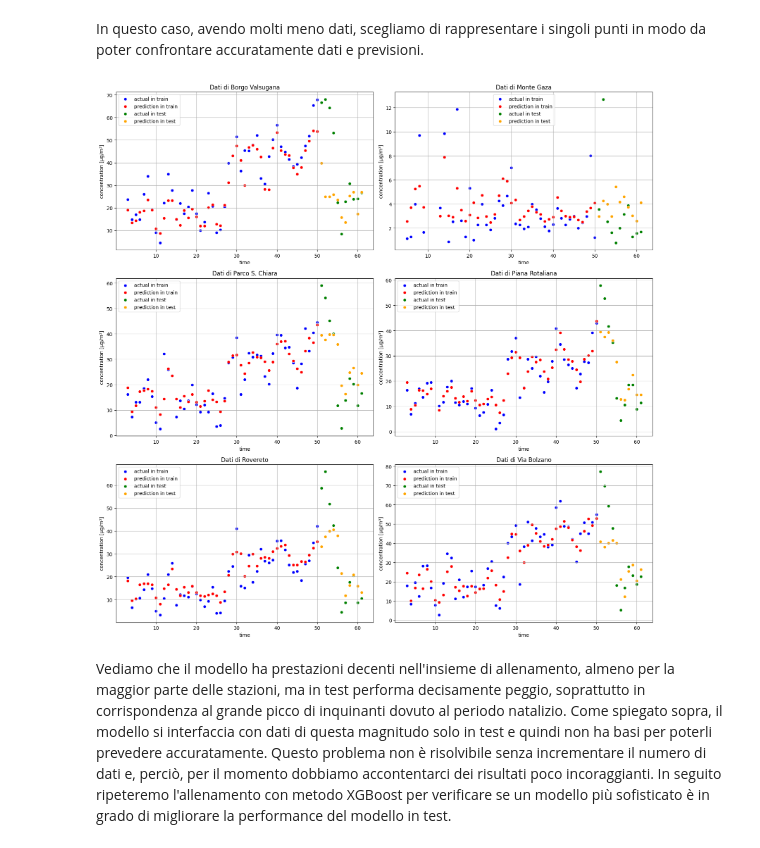
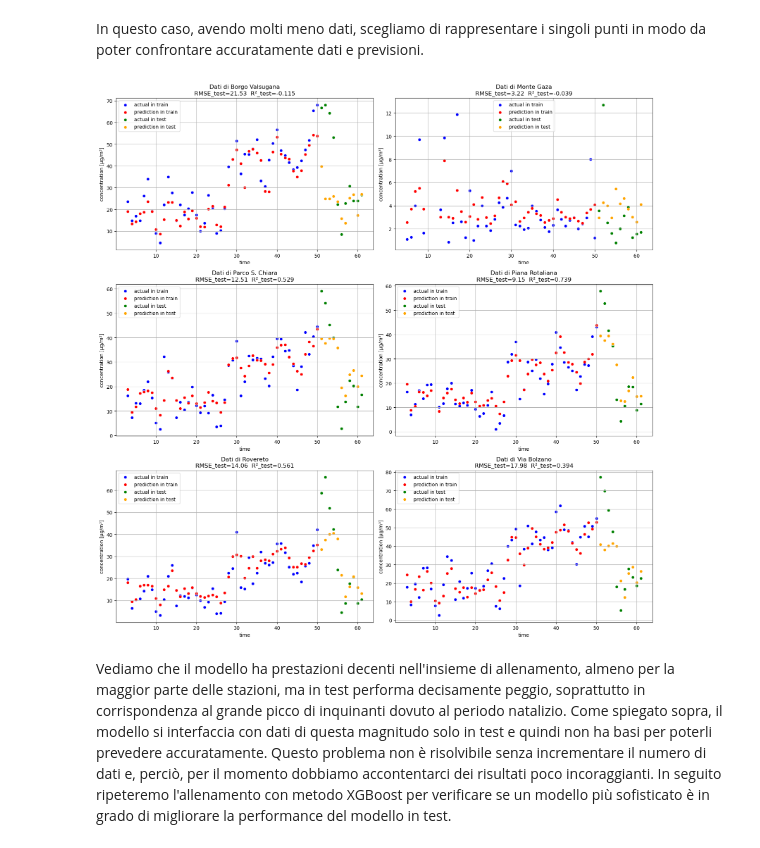
Before and after one commit to CarloDegasperi/DataScience, a Jupyter notebook: notebooks/regression/08_regression_random_forest.ipynb, the cells around one changed output. Drawn from its saved outputs; the diff is of its cells as text; code cells hidden in the pictures.

```diff
--- a/notebooks/regression/08_regression_random_forest.ipynb
+++ b/notebooks/regression/08_regression_random_forest.ipynb
@@ -268,7 +257,3 @@ Vediamo che il modello è buono, con parametri comparabili a quell ottenuti prec
 ### Grafici previsioni
 # %% [markdown]
 Mostriamo graficamente il confronto tra i dati effettivi e le previsioni del nostro modello, stazione per stazione.
-# %%
-# aggiungiamo il tempo
-full_PM25_h_tr = fs.add_time(full_PM25_h_tr)
-full_PM25_h_te = fs.add_time(full_PM25_h_te)
@@ -384,6 +369,4 @@ In questo caso il modello appare particolarmente buono, anche quando comparato c
 # %% [markdown]
 Mostriamo graficamente il confronto tra i dati effettivi e le previsioni del nostro modello, stazione per stazione.
 # %%
-# aggiungiamo il tempo
-full_O3_h_tr = fs.add_time(full_O3_h_tr)
-full_O3_h_te = fs.add_time(full_O3_h_te)
+fs.plot_predictions(best_rfr_O3_h, O3_h_X_train, O3_h_y_train, O3_h_X_test, O3_h_y_test)
@@ -402,4 +383,5 @@ Ripetiamo ora quanto fatto nella prima parte di questo notebook ma con prevision
 # %%
 # importiamo il dataframe creato precedentemente appositamente per questo studio
 day_PM10_df = pd.read_csv('../../data/processed/dataset_day_PM10_processed.csv')
-day_PM10_df.dropna(inplace=True)
+
+day_PM10_df.head()
@@ -431,7 +411,7 @@ Dividiamo i dati in un insieme di training (80%) e uno di test (20%).
 feature_cols = day_PM10_df.columns.difference(['target'])
 
 # creiamo train e test
-PM10_d_X_train, PM10_d_X_test, PM10_d_y_train, PM10_d_y_test = fs.get_train_test(day_PM10_df, 0.8, feature_cols)
+PM10_d_X_train, _, PM10_d_X_test, PM10_d_y_train, _, PM10_d_y_test = fs.get_train_valid_test(day_PM10_df, 0.8, 0.0, feature_cols)
 # %% [markdown]
 ### Allenamento modello
 # %%
@@ -501,7 +469,7 @@ full_PM10_d_te['time'] = full_PM10_d_te['day']
 # %%
-fs.plot_prediction_points(full_PM10_d_tr, full_PM10_d_te)
+fs.plot_prediction_points(best_rfr_PM10_d, PM10_d_X_train, PM10_d_y_train, PM10_d_X_test, PM10_d_y_test)
 # %% [output]
-[figure, old version]
+[figure, new version]
 # %% [markdown]
 Vediamo che il modello ha prestazioni decenti nell'insieme di allenamento, almeno per la maggior parte delle stazioni, ma in test performa decisamente peggio, soprattutto in corrispondenza al grande picco di inquinanti dovuto al periodo natalizio. Come spiegato sopra, il modello si interfaccia con dati di questa magnitudo solo in test e quindi non ha basi per poterli prevedere accuratamente. Questo problema non è risolvibile senza incrementare il numero di dati e, perciò, per il momento dobbiamo accontentarci dei risultati poco incoraggianti. In seguito ripeteremo l'allenamento con metodo XGBoost per verificare se un modello più sofisticato è in grado di migliorare la performance del modello in test.
 # %% [markdown]
```
Also changed, not shown: parts of 56 cells of this notebook, 1 other file.
